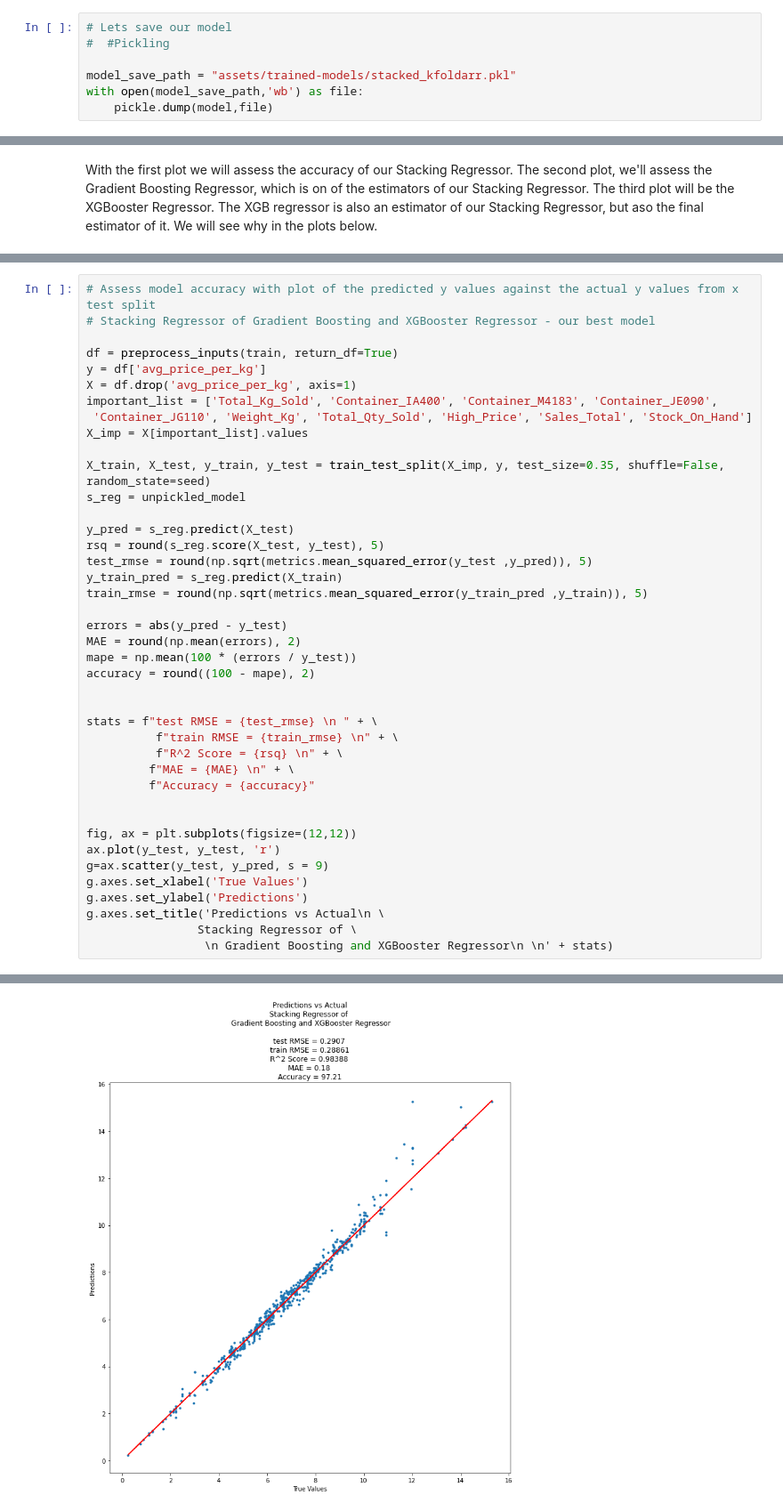
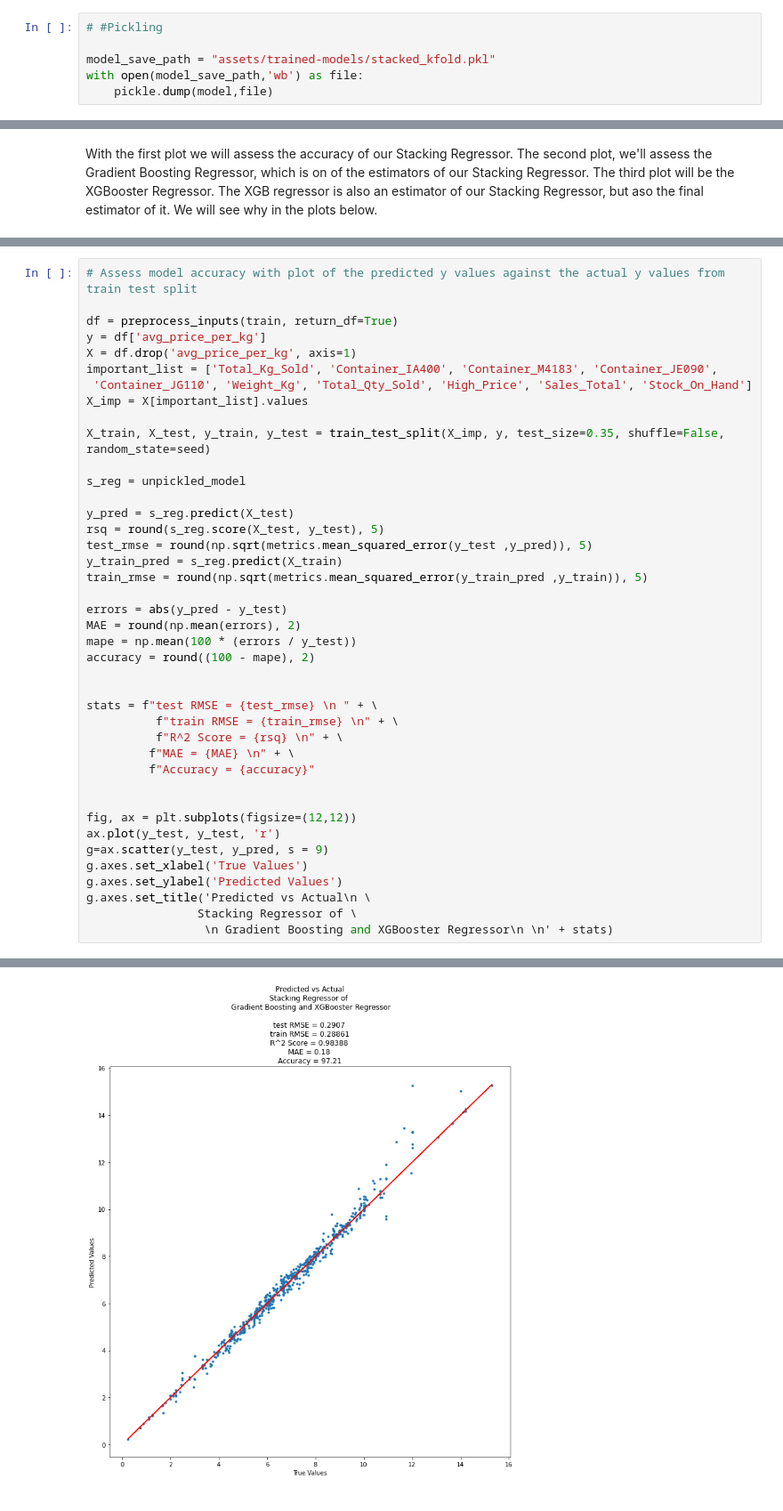
Before and after one commit to Zdithebe96/regression-apples-predict-api-template, a Jupyter notebook: Modeling notebook.ipynb, the cells around one changed output, grey strips where cells are left out. Shown at 89% size. Drawn from its saved outputs; the diff is of its cells as text.

```diff
--- a/Modeling notebook.ipynb
+++ b/Modeling notebook.ipynb
@@ -775,7 +785,6 @@ print('Best Stacking Regressor Trained.')
 # %%
-# Lets save our model
-#  #Pickling
+# #Pickling
 
-model_save_path = "assets/trained-models/stacked_kfoldarr.pkl"
+model_save_path = "assets/trained-models/stacked_kfold.pkl"
 with open(model_save_path,'wb') as file:
     pickle.dump(model,file)
@@ -842,6 +858,5 @@ With the first plot we will assess the accuracy of our Stacking Regressor. The s
 # %%
-# Assess model accuracy with plot of the predicted y values against the actual y values from x test split
-# Stacking Regressor of Gradient Boosting and XGBooster Regressor - our best model
+# Assess model accuracy with plot of the predicted y values against the actual y values from train test split
 
 df = preprocess_inputs(train, return_df=True)
 y = df['avg_price_per_kg']
@@ -851,6 +866,7 @@ important_list = ['Total_Kg_Sold', 'Container_IA400', 'Container_M4183', 'Contai
 X_imp = X[important_list].values
 
 X_train, X_test, y_train, y_test = train_test_split(X_imp, y, test_size=0.35, shuffle=False, random_state=seed)
+
 s_reg = unpickled_model
 
 y_pred = s_reg.predict(X_test)
@@ -876,8 +892,8 @@ fig, ax = plt.subplots(figsize=(12,12))
 ax.plot(y_test, y_test, 'r')
 g=ax.scatter(y_test, y_pred, s = 9)
 g.axes.set_xlabel('True Values')
-g.axes.set_ylabel('Predictions')
-g.axes.set_title('Predictions vs Actual\n \
+g.axes.set_ylabel('Predicted Values')
+g.axes.set_title('Predicted vs Actual\n \
                 Stacking Regressor of \
                  \n Gradient Boosting and XGBooster Regressor\n \n' + stats)
 # %% [output]
@@ -885 +901 @@ Text(0.5, 1.0, 'Predictions vs Actual\n                 Stacking Regressor of
-[figure, old version]
+[figure, new version]
```
Also changed, not shown: parts of 30 cells of this notebook.
